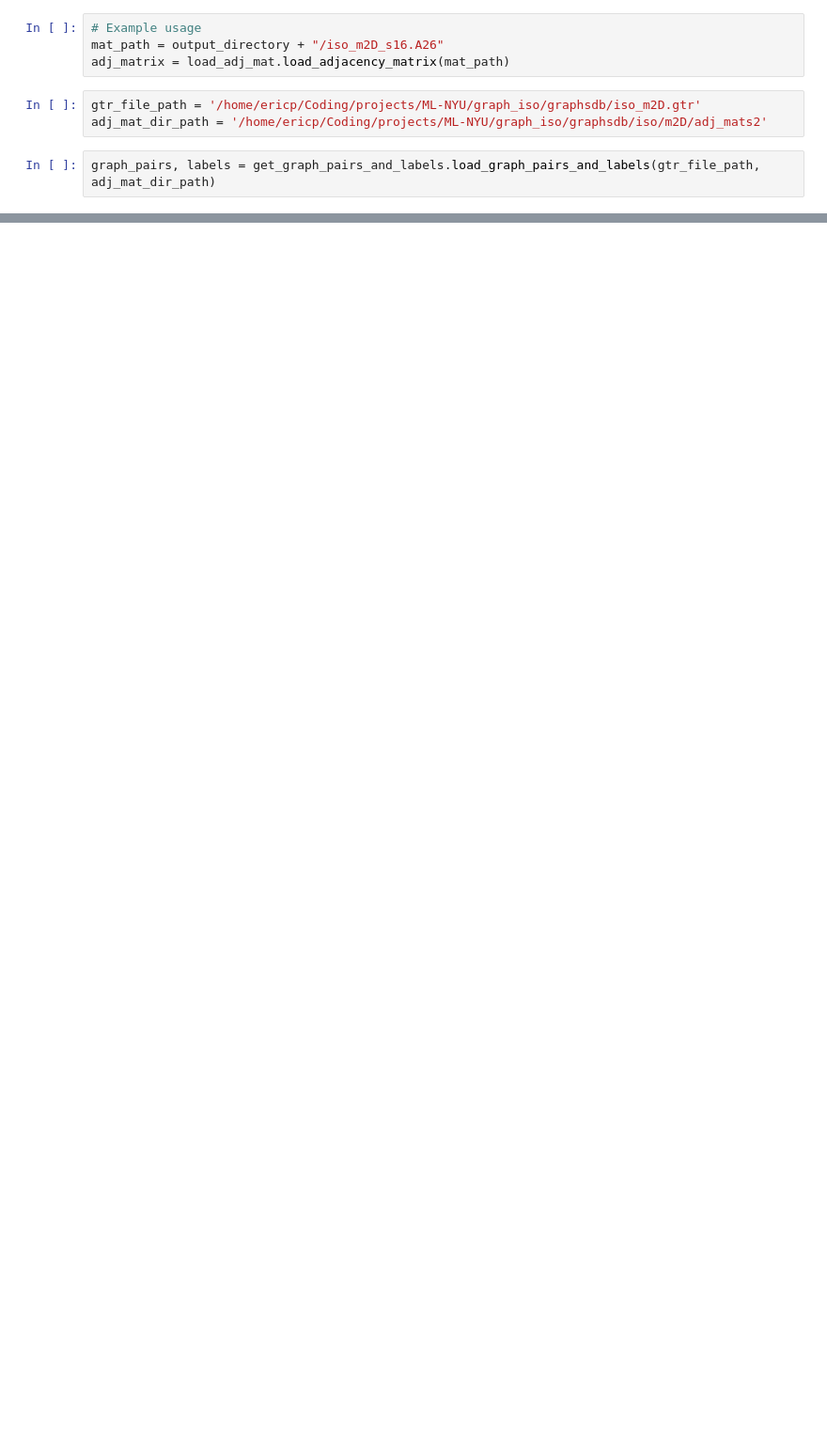
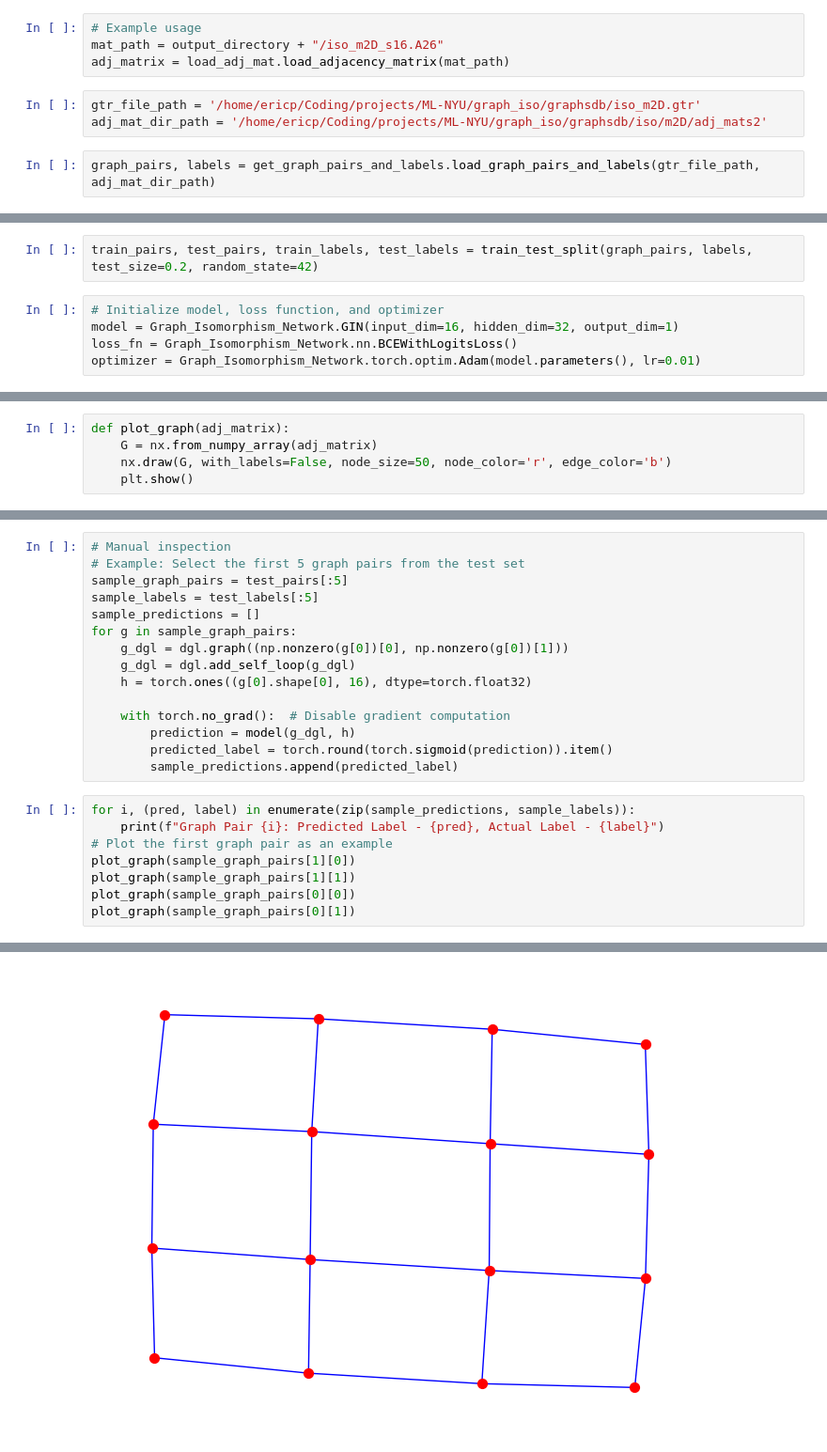
Before and after one commit to cthulhu369/ML-NYU, a Jupyter notebook: graph_iso/proj_workbook.ipynb, the cells around one changed output, grey strips where cells are left out. Shown: that part at 94% size. Saved outputs shown, nothing was run; the diff lists cells and outputs as text; blank space fills up the shorter version.

```diff
--- a/graph_iso/proj_workbook.ipynb
+++ b/graph_iso/proj_workbook.ipynb
@@ -31,0 +68,7 @@ graph_pairs, labels = get_graph_pairs_and_labels.load_graph_pairs_and_labels(gtr
+# %%
+train_pairs, test_pairs, train_labels, test_labels = train_test_split(graph_pairs, labels, test_size=0.2, random_state=42)
+# %%
+# Initialize model, loss function, and optimizer
+model = Graph_Isomorphism_Network.GIN(input_dim=16, hidden_dim=32, output_dim=1)
+loss_fn = Graph_Isomorphism_Network.nn.BCEWithLogitsLoss()
+optimizer = Graph_Isomorphism_Network.torch.optim.Adam(model.parameters(), lr=0.01)
@@ -31,0 +113,5 @@ graph_pairs, labels = get_graph_pairs_and_labels.load_graph_pairs_and_labels(gtr
+# %%
+def plot_graph(adj_matrix):
+    G = nx.from_numpy_array(adj_matrix)
+    nx.draw(G, with_labels=False, node_size=50, node_color='r', edge_color='b')
+    plt.show()
@@ -31,0 +137,24 @@ graph_pairs, labels = get_graph_pairs_and_labels.load_graph_pairs_and_labels(gtr
+# %%
+# Manual inspection
+# Example: Select the first 5 graph pairs from the test set
+sample_graph_pairs = test_pairs[:5]
+sample_labels = test_labels[:5]
+sample_predictions = []
+for g in sample_graph_pairs:
+    g_dgl = dgl.graph((np.nonzero(g[0])[0], np.nonzero(g[0])[1]))
+    g_dgl = dgl.add_self_loop(g_dgl)
+    h = torch.ones((g[0].shape[0], 16), dtype=torch.float32)
+
+    with torch.no_grad():  # Disable gradient computation
+        prediction = model(g_dgl, h)
+        predicted_label = torch.round(torch.sigmoid(prediction)).item()
+        sample_predictions.append(predicted_label)
+# %%
+for i, (pred, label) in enumerate(zip(sample_predictions, sample_labels)):
+    print(f"Graph Pair {i}: Predicted Label - {pred}, Actual Label - {label}")
+# Plot the first graph pair as an example
+plot_graph(sample_graph_pairs[1][0])
+plot_graph(sample_graph_pairs[1][1])
+plot_graph(sample_graph_pairs[0][0])
+plot_graph(sample_graph_pairs[0][1])
+# %% [output]
@@ -31,0 +166 @@ graph_pairs, labels = get_graph_pairs_and_labels.load_graph_pairs_and_labels(gtr
+[figure, added]
```
Also changed, not shown: parts of 8 cells of this notebook, 1 other file.
